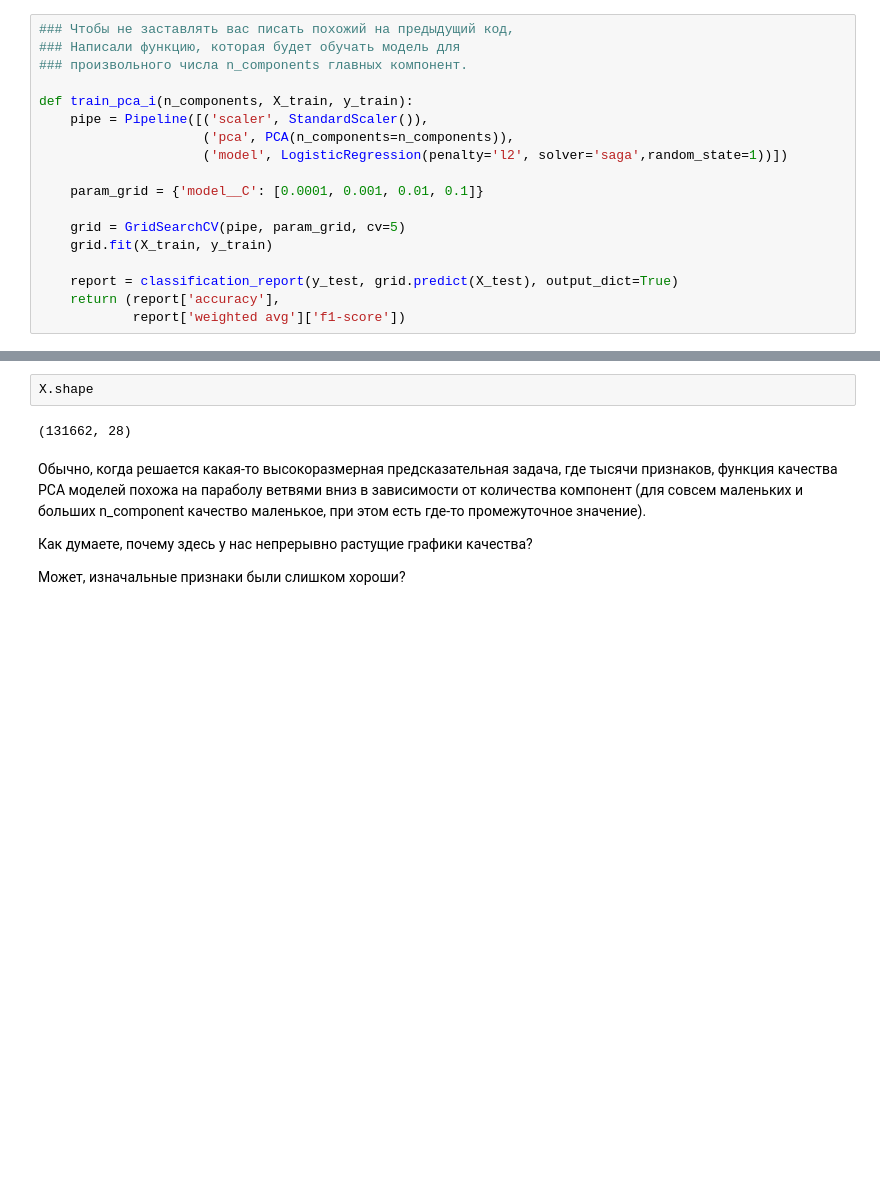
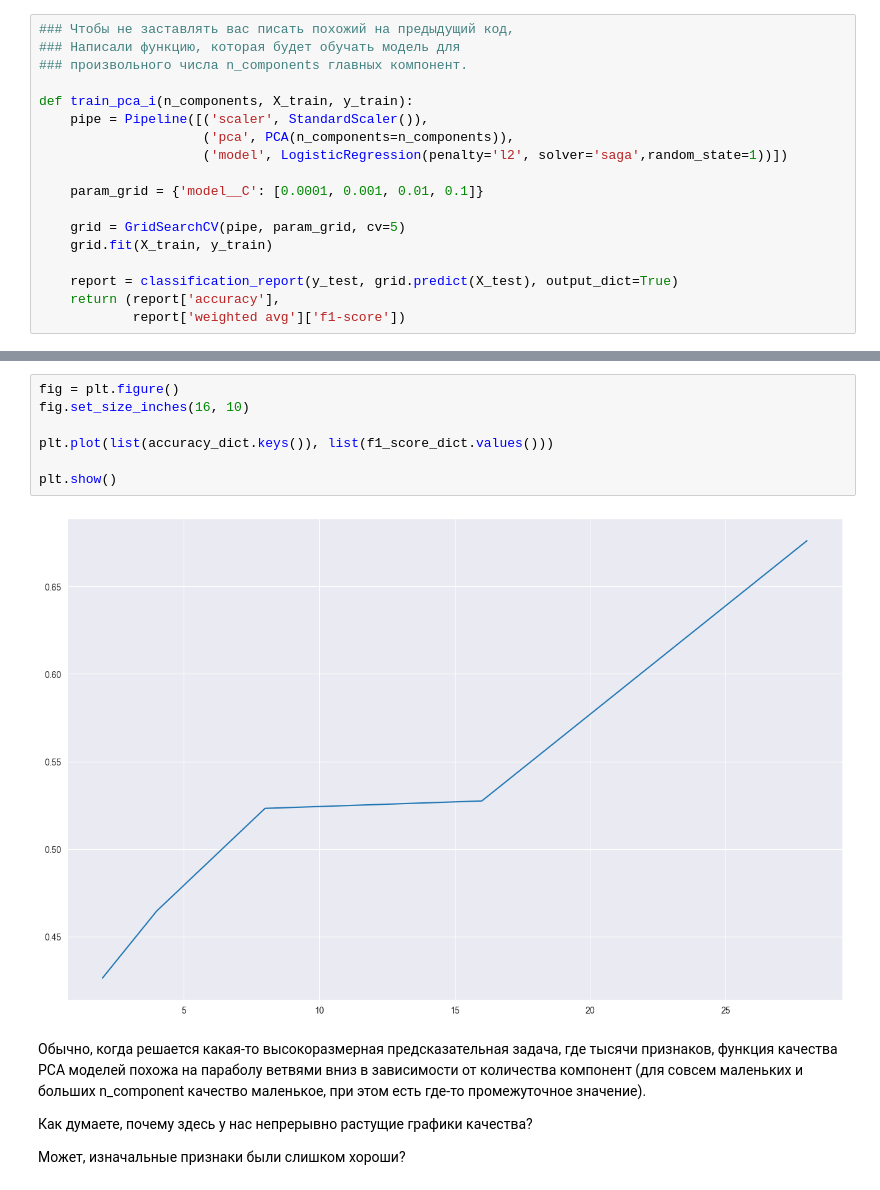
Before and after one commit to Dmitrysw/ML, a Jupyter notebook: lesson_15/HW_15_.ipynb, the cells around one changed output, grey strips where cells are left out. Drawn from its saved outputs; the diff is of its cells as text; blank space fills up the shorter version.

```diff
--- a/lesson_15/HW_15_.ipynb
+++ b/lesson_15/HW_15_.ipynb
@@ -286,7 +286,12 @@ Wall time: 3min 50s
-# %%
-X.shape
-# %% [output]
-(131662, 28)
+# %%
+fig = plt.figure()
+fig.set_size_inches(16, 10)
+
+plt.plot(list(accuracy_dict.keys()), list(f1_score_dict.values()))
+
+plt.show()
+# %% [output]
+[figure, added]
 # %% [markdown]
 Обычно, когда решается какая-то высокоразмерная предсказательная задача, где тысячи признаков, функция качества PCA моделей похожа на параболу ветвями вниз в зависимости от количества компонент (для совсем маленьких и больших n_component качество маленькое, при этом есть где-то промежуточное значение).
 
```
Also changed, not shown: parts of 11 cells of this notebook.
